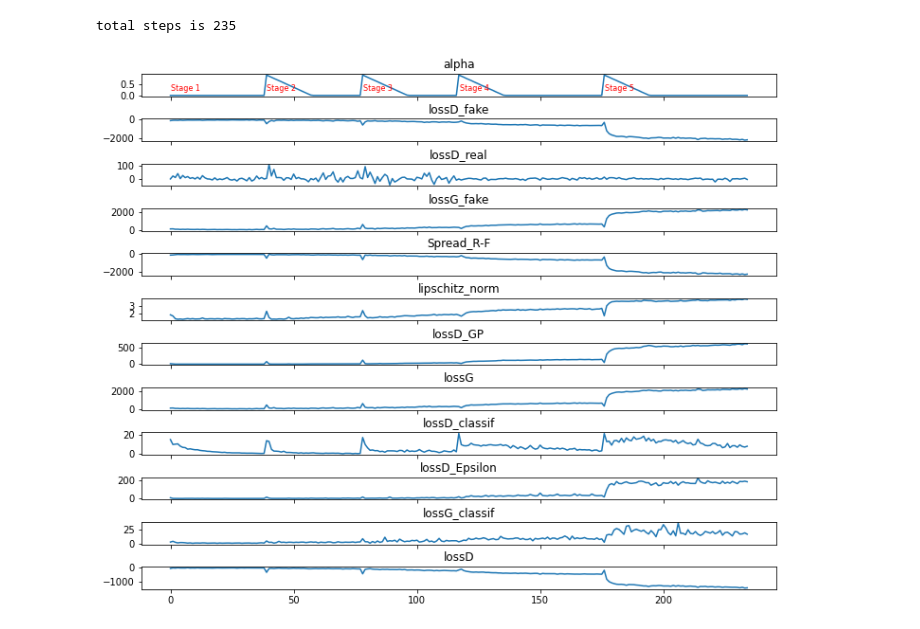
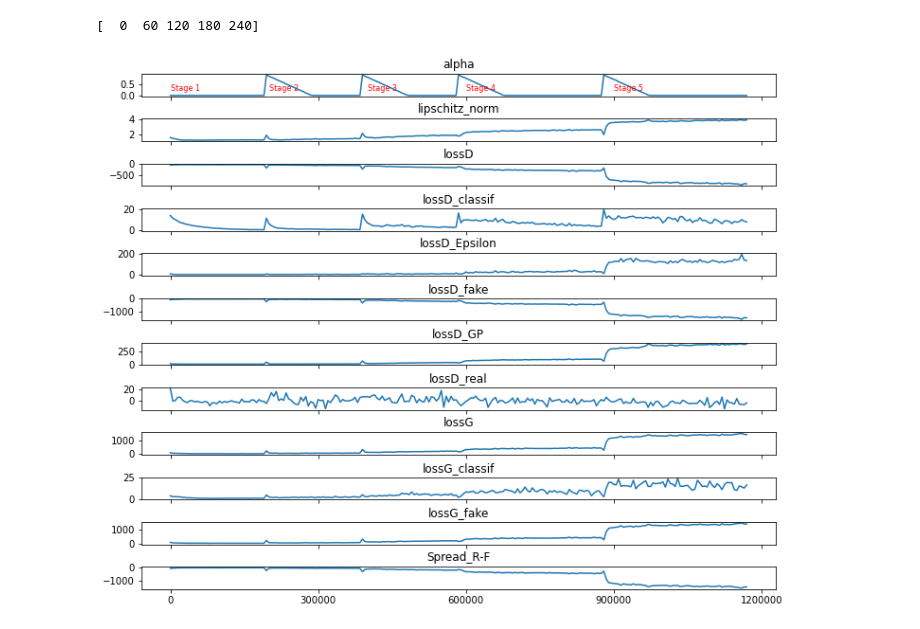
Before and after one commit to lonce/sonyGanFork, a Jupyter notebook: shell_scripts/plotPickle.ipynb, the cells around one changed output. Saved outputs shown, nothing was run; the diff lists cells and outputs as text; code cells hidden in the pictures.

Commit message:
plotPickle added for plotting error measures

```diff
--- a/shell_scripts/plotPickle.ipynb
+++ b/shell_scripts/plotPickle.ipynb
@@ -6,3 +5,8 @@ infile = open("/home/lonce/working/sonyGanKeepers/lowDbigB/lowDbigB_losses.pkl",
+# %%
+# SET VALUES IN THIS CELL FOR YOUR RUN (only place you should have to make changes in this notebook)
+
+infile = open("/home/lonce/working/sonyGanKeepers/2020.12.17_fromthebeginning/2020.12.17_fromthebeginning_losses.pkl",'rb')
+stages=[200000, 200000, 200000, 300000, 300000 ]
 # %%
 new_dict = pickle.load(infile)
 infile.close()
@@ -13,17 +17,21 @@ dict_keys(['scale', 'iter', 'lossD_fake', 'lossD_real', 'lossG_fake', 'Spread_R-
 # %%
 # first lets concatenate the scales together in to catdict
-catdict = {}
+unsorted_catdict = {}
 for k in new_dict[0].keys() :
     if k != 'scale' :
-        catdict[k]=[]
+        unsorted_catdict[k]=[]
         for s in range(len(new_dict)) :    #for each scale
-            catdict[k]=catdict[k]+new_dict[s][k]
+            unsorted_catdict[k]=unsorted_catdict[k]+new_dict[s][k]
+
+# sort so we can compare group plots without going crazy
+catdict = dict( sorted(unsorted_catdict.items(), key=lambda x: x[0].lower()) )
 # %%
-# plot each measure
-for k in catdict :
-    if k != 'iter':
-        plt.plot(catdict[k])
-        plt.ylabel('loss')
-        plt.xlabel('step')
-        plt.title(k)
-        plt.show()
+if False :
+    # plot each measure
+    for k in catdict :
+        if k != 'iter':
+            plt.plot(catdict[k])
+            plt.ylabel('loss')
+            plt.xlabel('step')
+            plt.title(k)
+            plt.show()
@@ -43,29 +38,35 @@ for k in catdict :
 # %%
 # combine into one fig and add formatting for visualization and copying images elsewhere
 
-stages=[200000, 200000, 200000, 300000, 300000 ]
 totaliters=sum(stages[:5])
-totalsteps=len(catdict['iter'])
-print("total steps is {}".format(totalsteps))
+totalsteps=len(catdict['iter'])+len(stages) # compensate since each scale drops the last iteration at the end point
+#print("total steps is {}".format(totalsteps))
 
 numplots=len(catdict)-1 #dont plot 'iter'
 fig, ax = plt.subplots(numplots,sharex=True, gridspec_kw={'hspace': 1}, figsize=(12,10))
+
+tstep=numpy.linspace(0, totalsteps, num=5, endpoint=True).astype(int)
+print(tstep)
+plt.xticks(tstep, tstep*catdict['iter'][0])
+
 
 cnt=0
 ax[cnt].plot(catdict['alpha'])
 ax[cnt].set_title('alpha')
 ax[cnt].annotate('Stage 1', (sum(stages[:0]), 0.2), textcoords='data', size=8, color='red')
 ax[cnt].annotate('Stage 2', (totalsteps*sum(stages[:1])/totaliters, 0.2), textcoords='data', size=8, color='red')
 ax[cnt].annotate('Stage 3', (totalsteps*sum(stages[:2])/totaliters, 0.2), textcoords='data', size=8, color='red')
 ax[cnt].annotate('Stage 4', (totalsteps*sum(stages[:3])/totaliters, 0.2), textcoords='data', size=8, color='red')
 ax[cnt].annotate('Stage 5', (totalsteps*sum(stages[:4])/totaliters, 0.2), textcoords='data', size=8, color='red')
 cnt=1
 
 for k in catdict :
     if k != 'iter' and k != 'alpha' :
         ax[cnt].plot(catdict[k])
         ax[cnt].set_title(k)
         cnt=cnt+1
+
+#print(plt.xticks())
 # %% [output]
-total steps is 235
+[  0  60 120 180 240]
-[figure, old version]
+[figure, new version]
```
Also changed, not shown: parts of 4 cells of this notebook, 2 other files.
